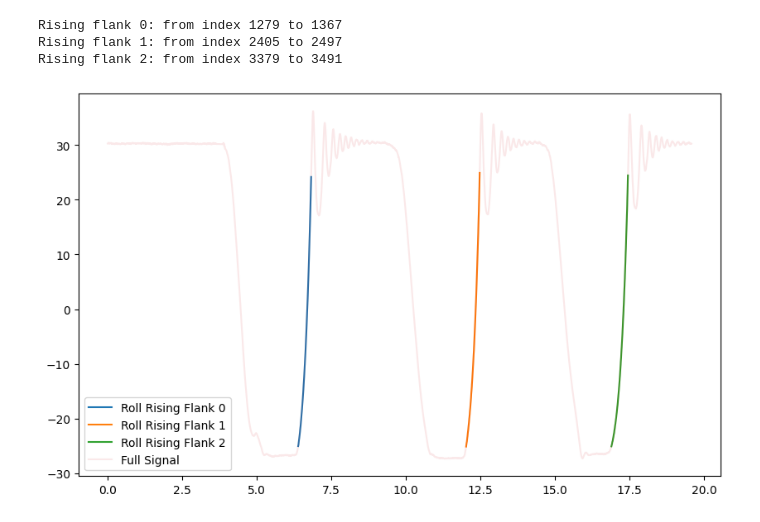
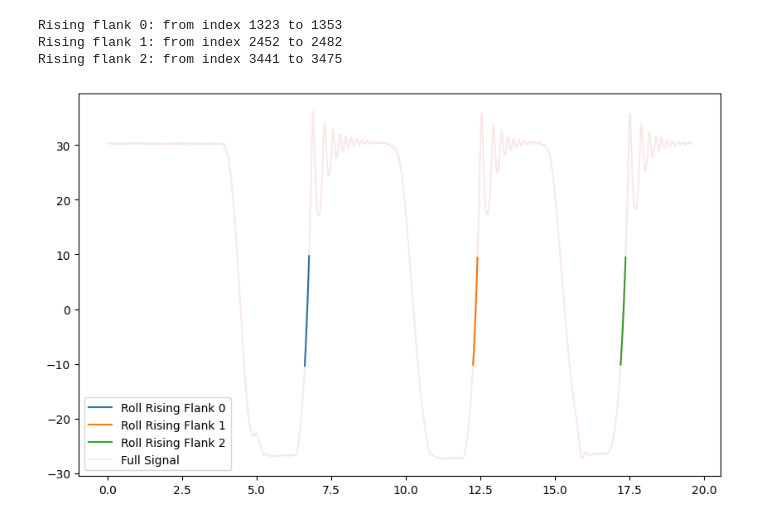
Before and after one commit to maxschwe/QuadrocopterSystem, a Jupyter notebook: identification/identification_inertia.ipynb, the cells around one changed output. Saved outputs shown, nothing was run; the diff lists cells and outputs as text; code cells hidden in the pictures.

```diff
--- a/identification/identification_inertia.ipynb
+++ b/identification/identification_inertia.ipynb
@@ -29,38 +29,38 @@ def detect_rising_flank(signal, max_dips, rise_start_range, rising_end):
             else:
                 count_dips = 0
         else:
             if signal[i] > rise_start_range[0] and signal[i] <= rise_start_range[1] and diff > 0:
                 if (count_dips := count_dips + 1) > max_dips:
                     rising = True
                     rising_start_index = i - count_dips
                     count_dips = 0
             else:
                 count_dips = 0
 
     return rises
 
 # Example usage with CSV
 df = pd.read_csv("measurements_roll/measurements_roll_12N_0.2Nm.csv")
 
 # Detect rising flanks on 'roll' column
-rises = detect_rising_flank(df["roll_deg"], max_dips=10, rise_start_range=(-15, 0), rising_end=15)
+rises = detect_rising_flank(df["roll_deg"], max_dips=5, rise_start_range=(-10, 0), rising_end=10)
 
 plt.figure(figsize=(10, 6))
 
 for i, rise in enumerate(rises):
     selected_part = df.iloc[rise[0]:rise[1]]
     print(f"Rising flank {i}: from index {rise[0]} to {rise[1]}")
 
     plt.plot(selected_part["timestamp_iso"], selected_part["roll_deg"], label=f"Roll Rising Flank {i}")
 
 plt.plot(df["timestamp_iso"], df["roll_deg"], alpha=0.1, label="Full Signal")
 plt.legend()
 plt.show()
 # %% [output]
-Rising flank 0: from index 1279 to 1367
-Rising flank 1: from index 2405 to 2497
-Rising flank 2: from index 3379 to 3491
+Rising flank 0: from index 1323 to 1353
+Rising flank 1: from index 2452 to 2482
+Rising flank 2: from index 3441 to 3475
-[figure, old version]
+[figure, new version]
 # %%
 def fit_quadratic(x, y):
     # polynomial fit on selected range
```
Also changed, not shown: parts of 2 cells of this notebook, 4 other files.
